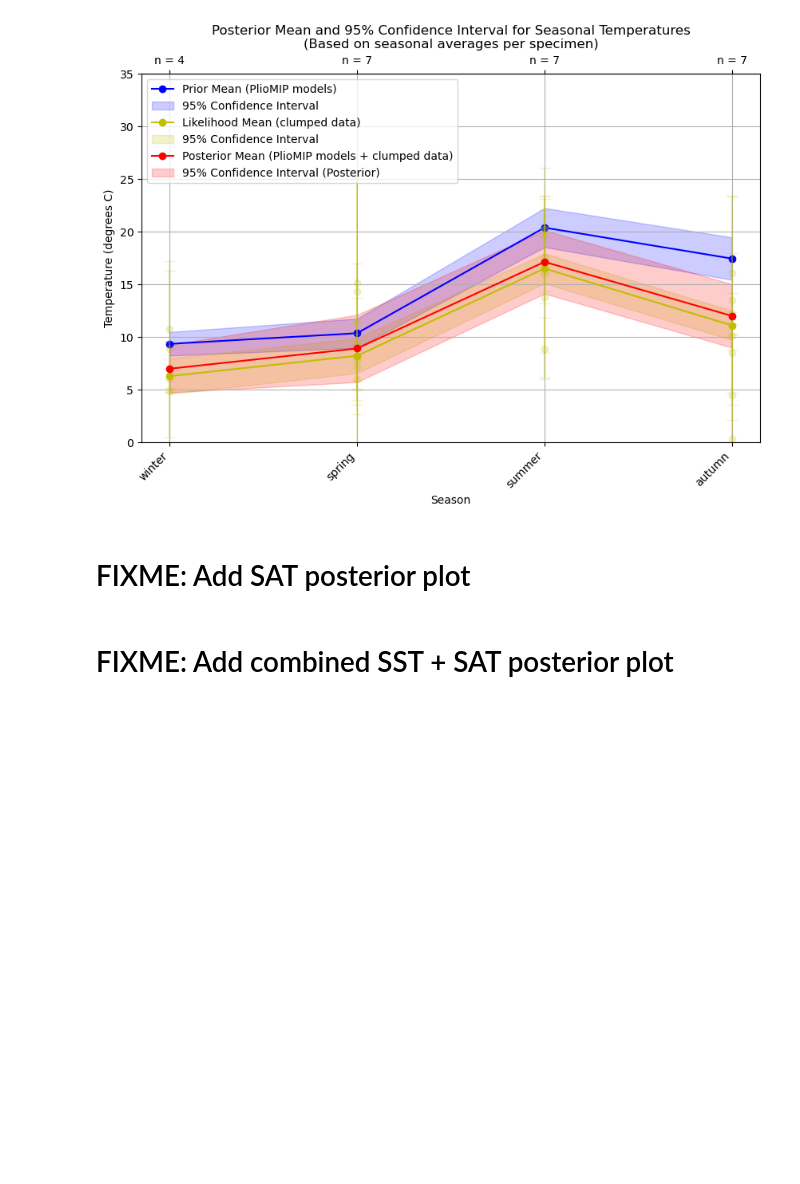
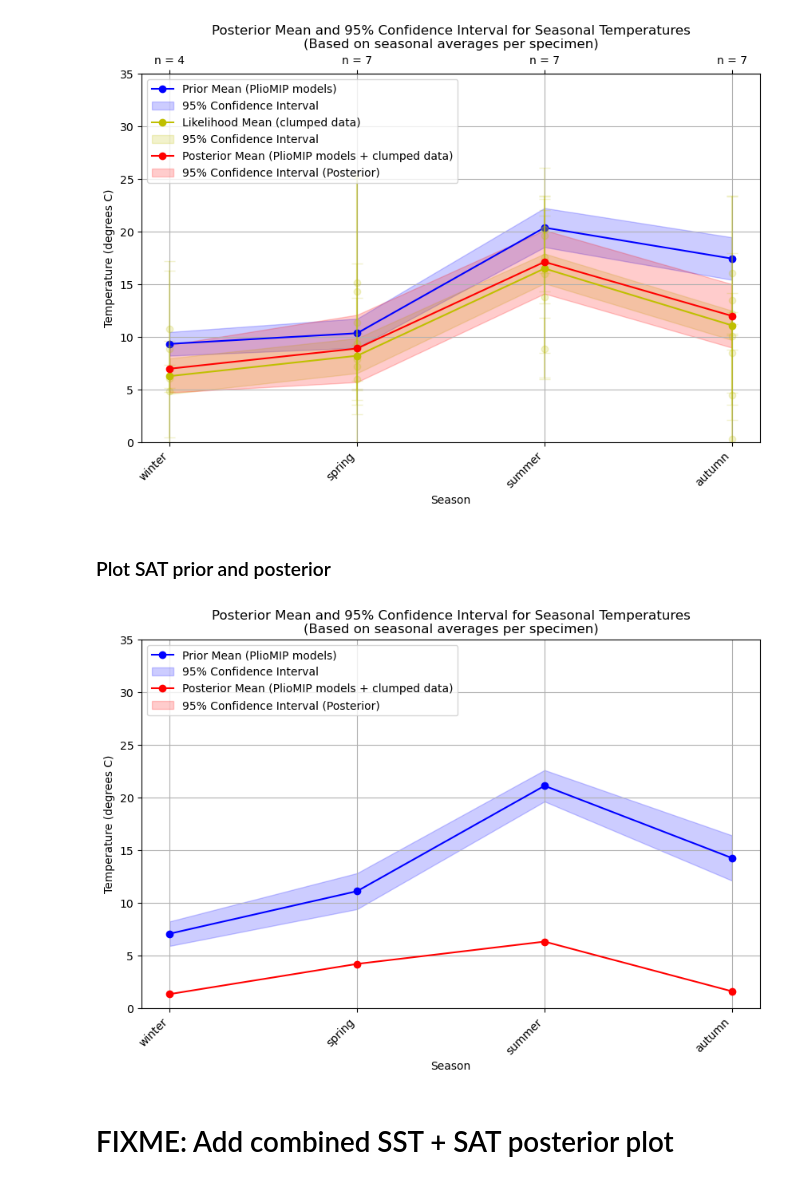
Before and after one commit to nielsjdewinter/SeasonalDA_script, a Jupyter notebook: Seasonal_DA_PWP4_SST_SAT_online.ipynb, the cells around one changed output. Saved outputs shown, nothing was run; the diff lists cells and outputs as text; code cells hidden in the pictures; blank space fills up the shorter version.

Commit message:
Small modifications to the Kalman filtering functions and added plots for updated SAT values

```diff
--- a/Seasonal_DA_PWP4_SST_SAT_online.ipynb
+++ b/Seasonal_DA_PWP4_SST_SAT_online.ipynb
@@ -1813,7 +1865,50 @@ plt.show()
 # %% [output]
 [figure]
 # %% [markdown]
-# FIXME: Add SAT posterior plot
+### Plot SAT prior and posterior
+# %%
+# Plot in temperature domain
+std_prior_SAT_seasonal = np.sqrt(np.diag(cov_prior_SAT_seasonal_original))
+std_posterior_SAT_seasonal = np.sqrt(np.diag(cov_prior_SAT_seasonal))
+
+# Initiate plot
+plt.figure(figsize = (10, 6))
+
+# PRIOR
+# Add prior mean
+plt.plot(seasons_scale, mu_prior_SAT_seasonal_original, label = 'Prior Mean (PlioMIP models)', color = 'b', marker = 'o')
+# Add 95% confidence intervals for the prior (mean ± 1.96 * std deviation)
+plt.fill_between(seasons_scale,
+    mu_prior_SAT_seasonal_original - stats.t.ppf(1 - 0.025, n_models_seasonal) * std_prior_SAT_seasonal / np.sqrt(n_models_seasonal),
+    mu_prior_SAT_seasonal_original + stats.t.ppf(1 - 0.025, n_models_seasonal) * std_prior_SAT_seasonal / np.sqrt(n_models_seasonal),
+    color = 'b',
+    alpha = 0.2,
+    label = '95% Confidence Interval'
+)
+
+# POSTERIOR
+# Add posterior mean
+plt.plot(seasons_scale, mu_prior_SAT_seasonal, label = 'Posterior Mean (PlioMIP models + clumped data)', color = 'r', marker = 'o')
+# Add 95% confidence intervals for the posterior (mean ± 1.96 * std deviation)
+plt.fill_between(seasons_scale,
+    mu_prior_SAT_seasonal - stats.t.ppf(1 - 0.025, (n_update_seasonal + n_models_seasonal)) * std_posterior_SAT_seasonal,
+    mu_prior_SAT_seasonal + stats.t.ppf(1 - 0.025, (n_update_seasonal + n_models_seasonal)) * std_posterior_SAT_seasonal,
+    color = 'r',
+    alpha = 0.2,
+    label = '95% Confidence Interval (Posterior)'
+)
+
+# Plot layout
+plt.xticks(seasons_scale, seasons, rotation = 45, ha = "right")
+plt.title('Posterior Mean and 95% Confidence Interval for Seasonal Temperatures\n(Based on seasonal averages per specimen)')
+plt.xlabel('Season')
+plt.ylabel('Temperature (degrees C)')
+plt.ylim(0, 35)
+plt.legend(loc = 'upper left')
+plt.grid(True)
+plt.show()
+# %% [output]
+[figure, added]
 # %% [markdown]
 # FIXME: Add combined SST + SAT posterior plot
 # %% [markdown]
```
Also changed, not shown: parts of 20 cells of this notebook, 1 other file.
